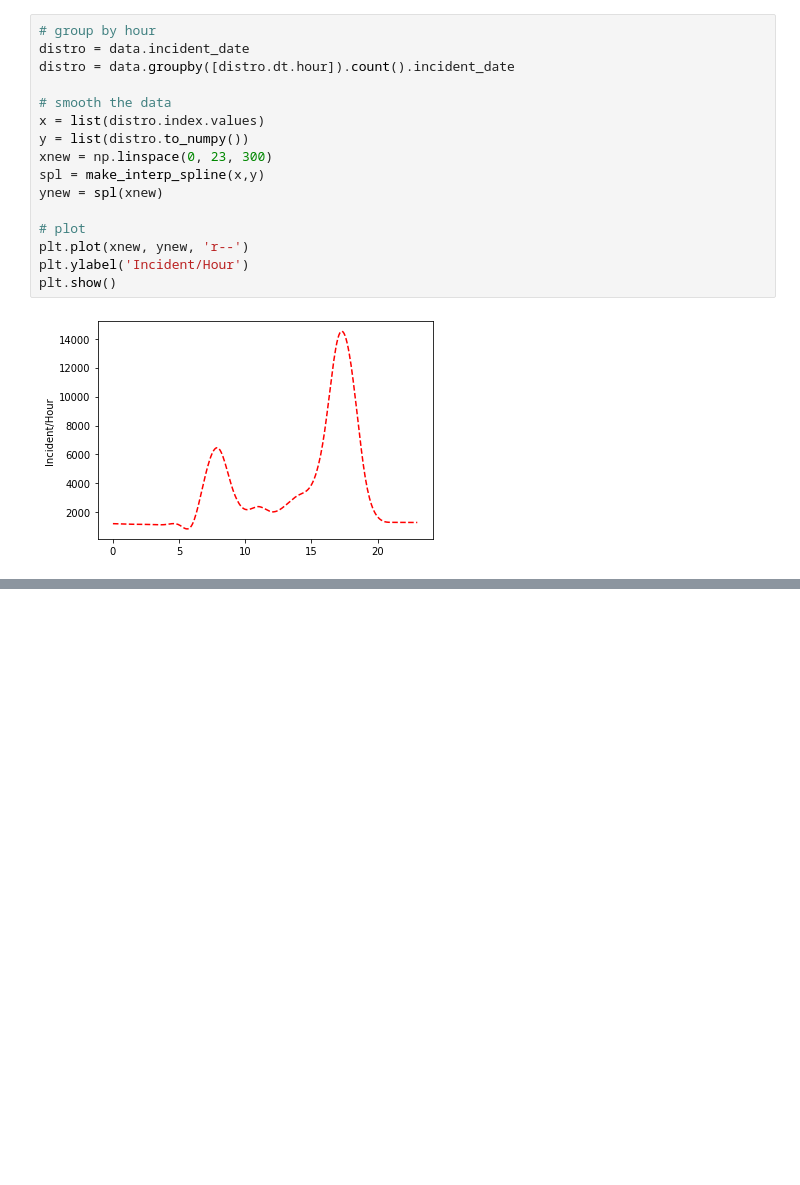
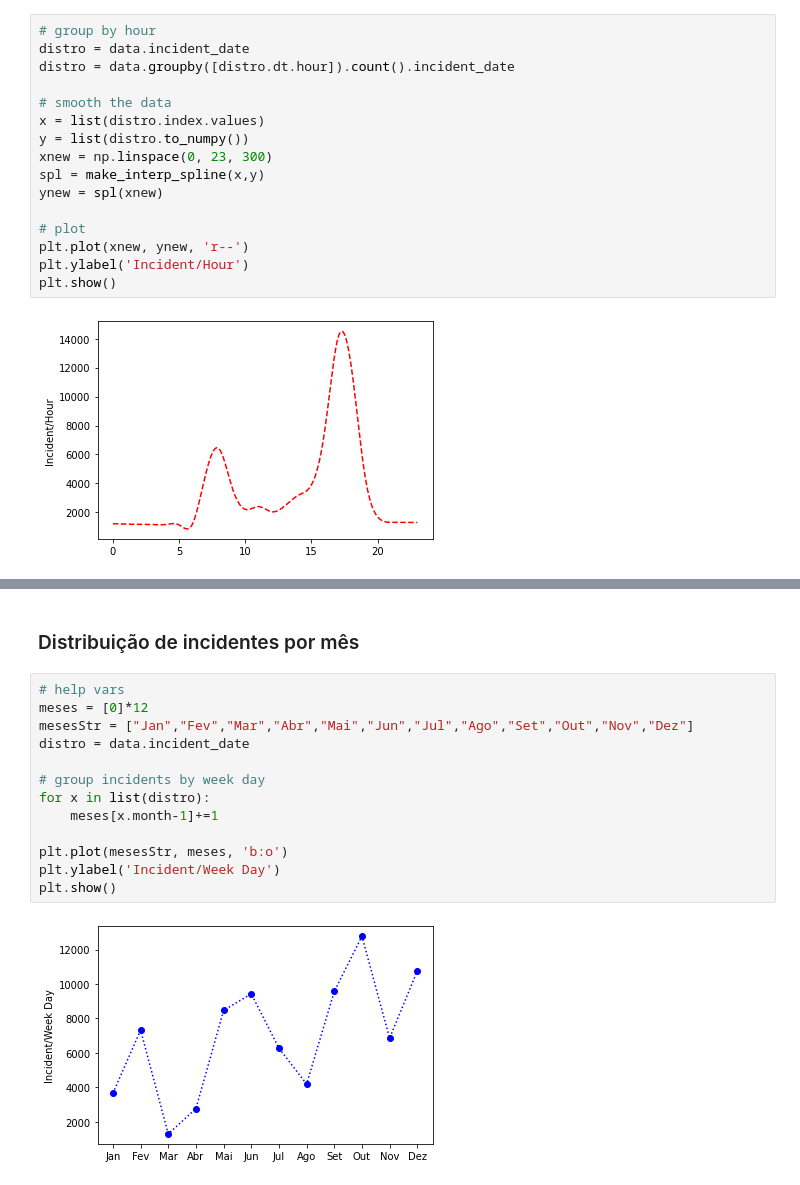
Before and after one commit to BenjamimOliveira/MLFA_CSC_TP2, a Jupyter notebook: Traffic_Incidents_Braga/dataViz.ipynb, the cells around one changed output, grey strips where cells are left out. Saved outputs shown, nothing was run; the diff lists cells and outputs as text; blank space fills up the shorter version.

```diff
--- a/Traffic_Incidents_Braga/dataViz.ipynb
+++ b/Traffic_Incidents_Braga/dataViz.ipynb
@@ -71,0 +89,17 @@ plt.show()
+# %% [markdown]
+### Distribuição de incidentes por mês
+# %%
+# help vars
+meses = [0]*12
+mesesStr = ["Jan","Fev","Mar","Abr","Mai","Jun","Jul","Ago","Set","Out","Nov","Dez"]
+distro = data.incident_date
+
+# group incidents by week day
+for x in list(distro):
+    meses[x.month-1]+=1
+
+plt.plot(mesesStr, meses, 'b:o')
+plt.ylabel('Incident/Week Day')
+plt.show()
+# %% [output]
+[figure, added]
```
Also changed, not shown: parts of 2 cells of this notebook, 1 other file.
